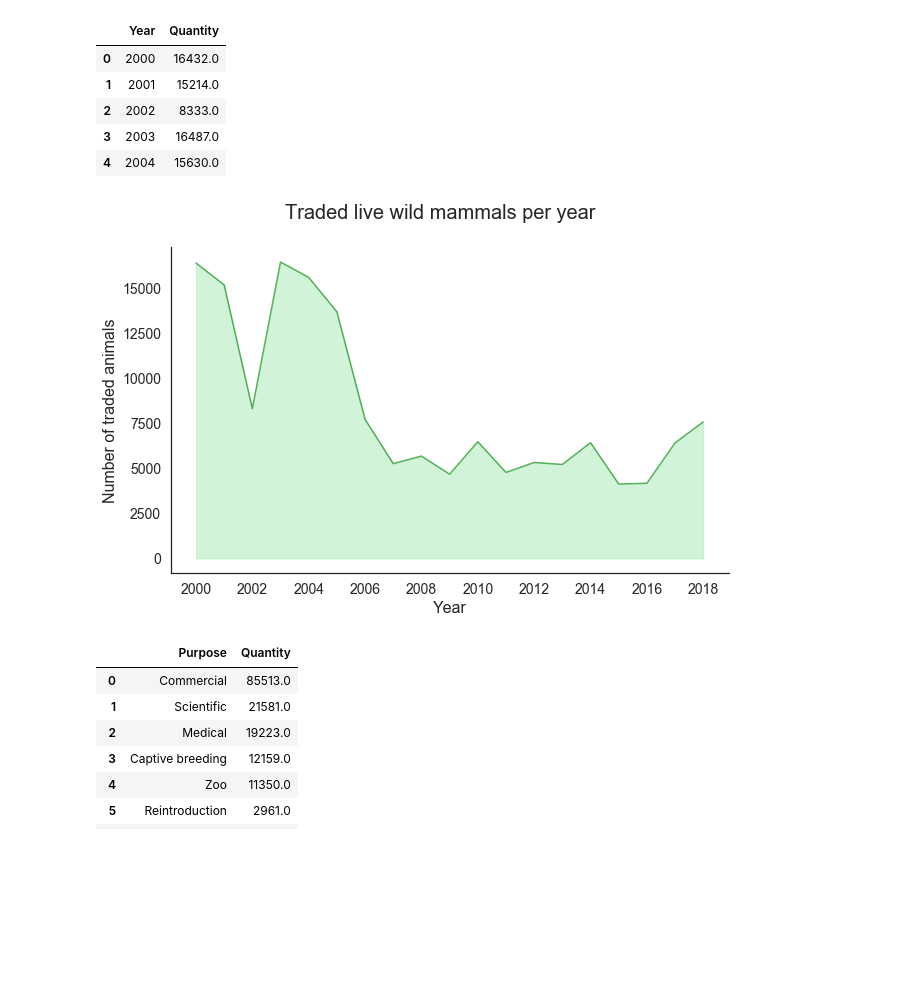
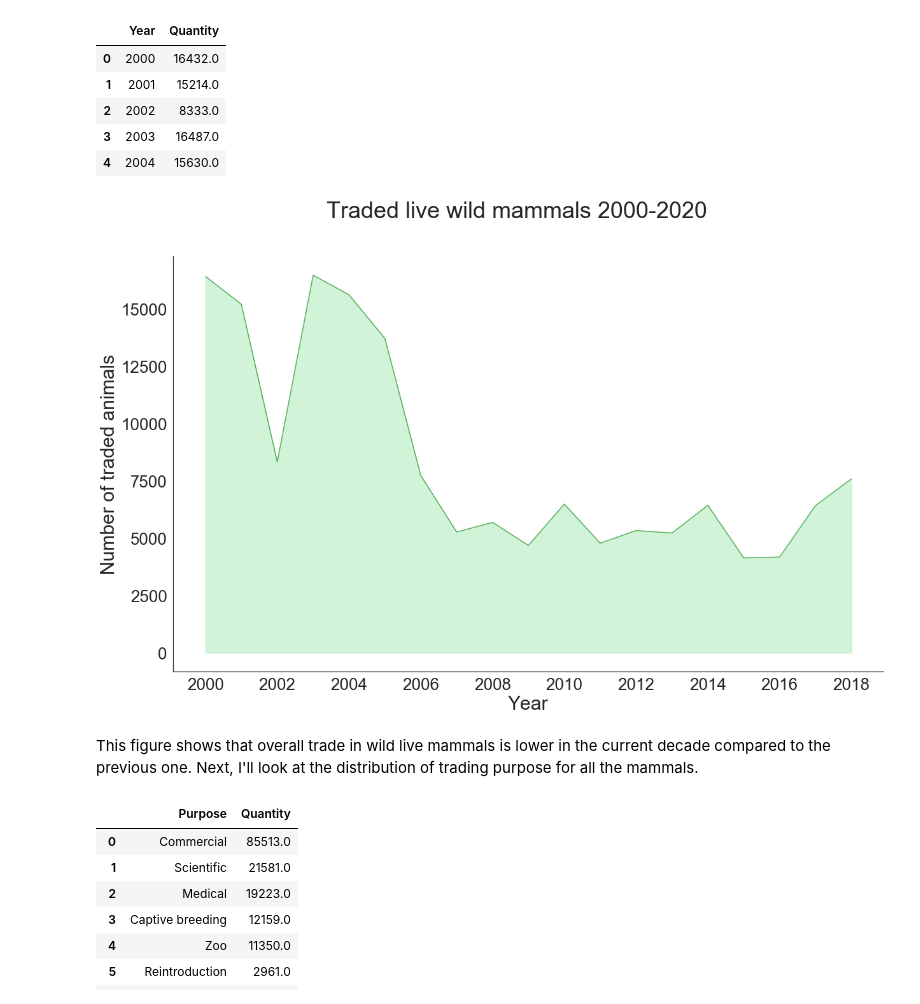
Before and after one commit to paoloironhack/dataptams2020, a Jupyter notebook: projects/Project4_Module2_Final_Project/your-code/Project4_notebook1.ipynb, the cells around one changed output. Cells and saved outputs as stored; diff of their text form; code cells hidden in the pictures; blank space fills up the shorter version.

```diff
--- a/projects/Project4_Module2_Final_Project/your-code/Project4_notebook1.ipynb
+++ b/projects/Project4_Module2_Final_Project/your-code/Project4_notebook1.ipynb
@@ -302,32 +347,31 @@ trades_year.head()
 # %%
 # Plot this in a line area chart
 
 sns.set()
 sns.set_style('white')
 
-f, ax = plt.subplots(figsize=(10, 6))
+f, ax = plt.subplots(figsize=(20, 12))
 sns.set_color_codes('pastel')
 
 plt.fill_between(trades_year['Year'], trades_year['Quantity'], color="g", alpha=0.4)
 plt.plot(trades_year['Year'], trades_year['Quantity'], color="green", alpha=0.6)
 
-#ax.set_xticklabels(trades_year['Year'])
 ax.set_xticks(range(2000, 2020, 2))
 
-ax.tick_params(axis='both', which='major', labelsize=14)
-ax.tick_params(axis='both', which='minor', labelsize=14)
+ax.tick_params(axis='both', which='major', labelsize=26)
+ax.tick_params(axis='both', which='minor', labelsize=26)
 
-plt.xlabel('Year', fontsize=16)
-plt.ylabel('Number of traded animals', fontsize=16)
-plt.suptitle('Traded live wild mammals per year', fontsize=20)
+plt.xlabel('Year', fontsize=30)
+plt.ylabel('Number of traded animals', fontsize=30)
+plt.suptitle('Traded live wild mammals 2000-2020', fontsize=36)
 
-#ax.set_xticklabels(ax.get_xticklabels(), rotation=30, ha='right')
-#plt.xticks(rotation=30, ha='right')
 sns.despine()
 
 plt.show()
 # %% [output]
-[figure, old version]
+[figure, new version]
+# %% [markdown]
+This figure shows that overall trade in wild live mammals is lower in the current decade compared to the previous one. Next, I'll look at the distribution of trading purpose for all the mammals.
 # %%
 # create dataframe with overall purpose counts and percentages
 
```
Also changed, not shown: parts of 76 cells of this notebook.
